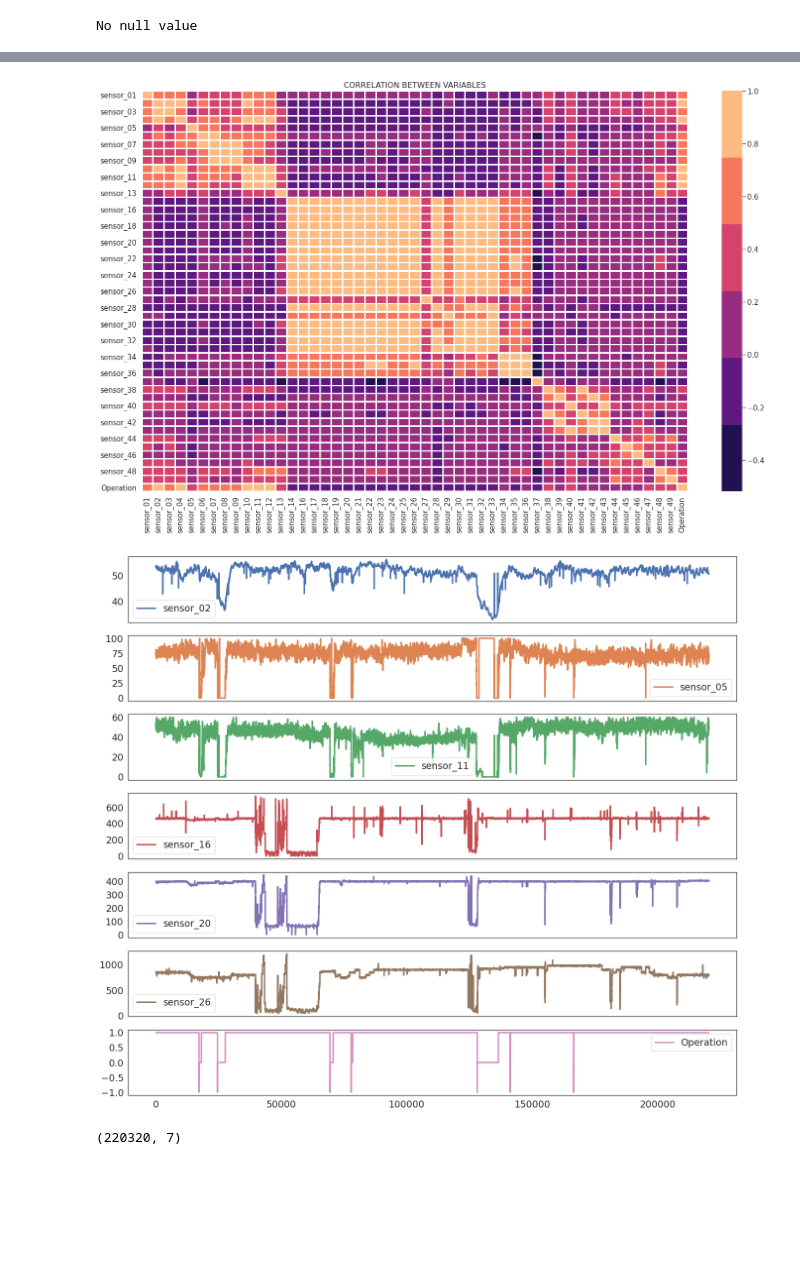
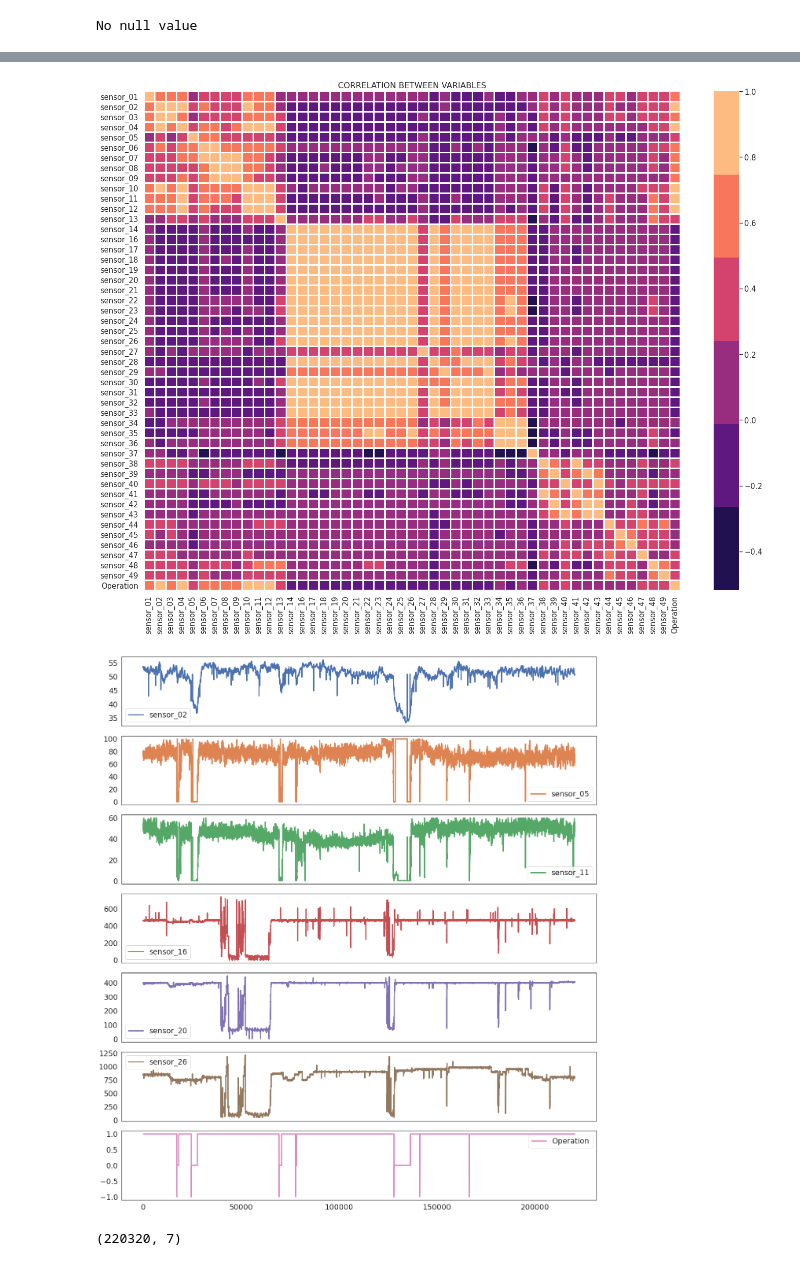
Before and after one commit to fatemehsrz/ToolKit_for_DataScience, a Jupyter notebook: Time_Series.ipynb, the cells around one changed output, grey strips where cells are left out. Drawn from its saved outputs; the diff is of its cells as text; code cells hidden in the pictures; blank space fills up the shorter version.

```diff
--- a/Time_Series.ipynb
+++ b/Time_Series.ipynb
@@ -5,12 +5,10 @@ import pandas as pd
 import pandas as pd
 
 
-# please download dataset fon Kaggel
+# please download the dataset on Kaggel
 # https://www.kaggle.com/datasets/nphantawee/pump-sensor-data
 
-
-
-df =  pd.read_csv("sensor.csv")
+df =  pd.read_csv("./data/sensor.csv")
 df.drop(['Unnamed: 0'], axis=1, inplace=True)
 df.head(5)
 # %% [output]
@@ -282,7 +282,7 @@ import matplotlib.pyplot as plt
 sns.set(font_scale=1.2)
 sns.set_style("white")
 
-fig3 = plt.figure(figsize=(19, 12) , dpi=80)
+fig3 = plt.figure(figsize=(18, 14) , dpi=80)
 
 correlation = df.corr()
 
@@ -296,33 +296,35 @@ plt.tight_layout()
 fig = corr1.get_figure()
 fig.savefig("corr1.png")
 # %% [output]
-[figure, old version]
+[figure, new version]
 # %%
 df0 = pd.DataFrame(df, columns = ['Operation',  'sensor_02', 'sensor_05',
                                               'sensor_11', 'sensor_16', 'sensor_20', 'sensor_26'])
 # %%
 import pandas as pd
 import seaborn as sns
 import matplotlib.pyplot as plt
 
 sns.set(font_scale=1.2)
 sns.set_style("white")
 
 df_vis= pd.DataFrame(df, columns = ['sensor_02', 'sensor_05',
                                               'sensor_11', 'sensor_16', 'sensor_20', 'sensor_26', 'Operation'])
 
-axes=df_vis.plot(subplots =True, sharex = True, fontsize=19,  linewidth=3, figsize = (22,20))
+axes=df_vis.plot(subplots =True, sharex = True, fontsize=19,  linewidth=3, figsize = (18,20))
 
 for i in range(len(axes)):
     axes[i].legend( fontsize = 19)
 
 for i in range(len(axes)):
     fig = axes[i].get_figure()
 
+    fig.tight_layout()
+
     fig.savefig("%d.png"%i)
     #fig.savefig("%d.pdf"%i)
 # %% [output]
-[figure, old version]
+[figure, new version]
 # %%
 
 df0.shape
```
Also changed, not shown: parts of 5 cells of this notebook, 21 other files.
